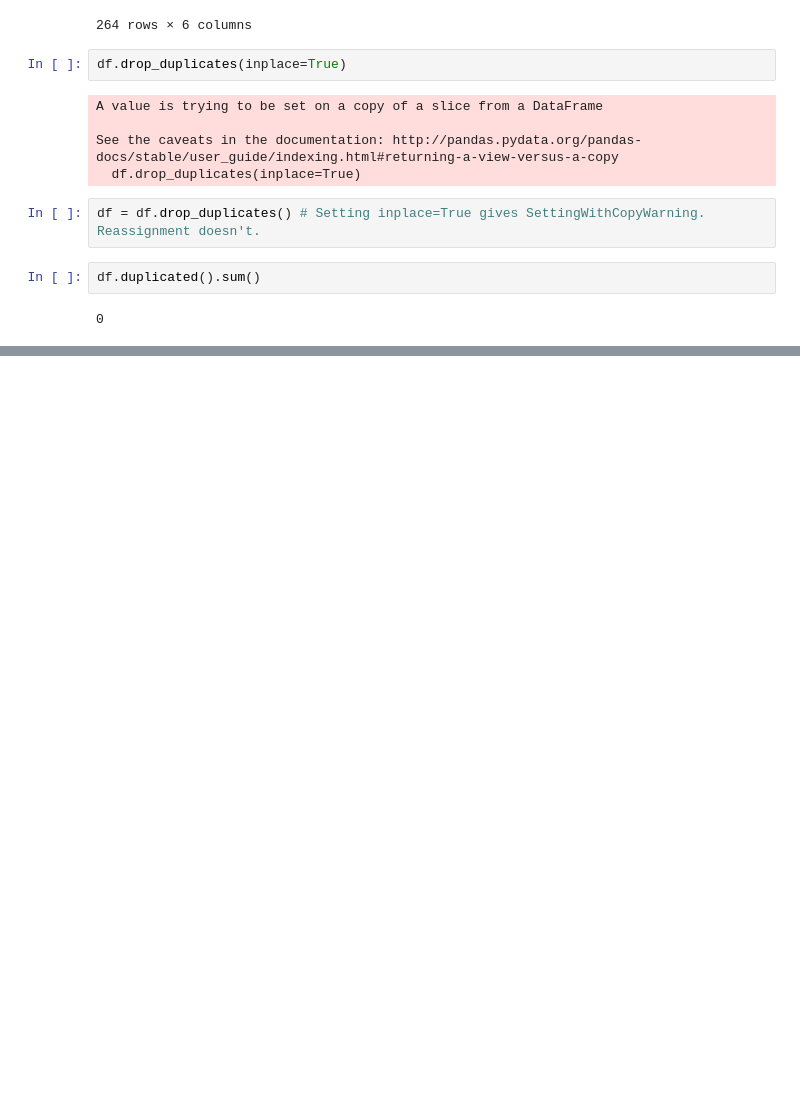
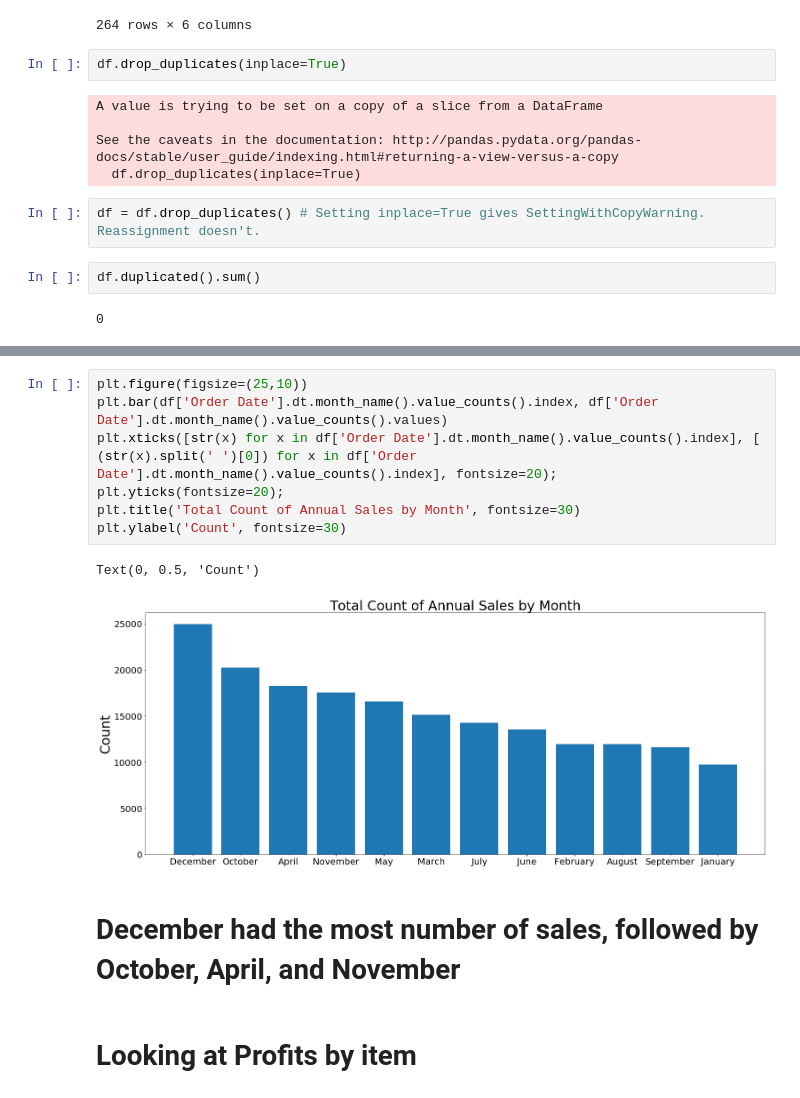
Before and after one commit to tim-christy/Pandas-Data-Science-Tasks, a Jupyter notebook: my_analysis.ipynb, the cells around one changed output, grey strips where cells are left out. Cells and saved outputs as stored; diff of their text form; blank space fills up the shorter version.

```diff
--- a/my_analysis.ipynb
+++ b/my_analysis.ipynb
@@ -284,0 +372,14 @@ df.duplicated().sum()
+# %%
+plt.figure(figsize=(25,10))
+plt.bar(df['Order Date'].dt.month_name().value_counts().index, df['Order Date'].dt.month_name().value_counts().values)
+plt.xticks([str(x) for x in df['Order Date'].dt.month_name().value_counts().index], [ (str(x).split(' ')[0]) for x in df['Order Date'].dt.month_name().value_counts().index], fontsize=20);
+plt.yticks(fontsize=20);
+plt.title('Total Count of Annual Sales by Month', fontsize=30)
+plt.ylabel('Count', fontsize=30)
+# %% [output]
+Text(0, 0.5, 'Count')
+[figure, added]
+# %% [markdown]
+# December had the most number of sales, followed by October, April, and November
+# %% [markdown]
+# Looking at Profits by item
```
Also changed, not shown: parts of 12 cells of this notebook.
